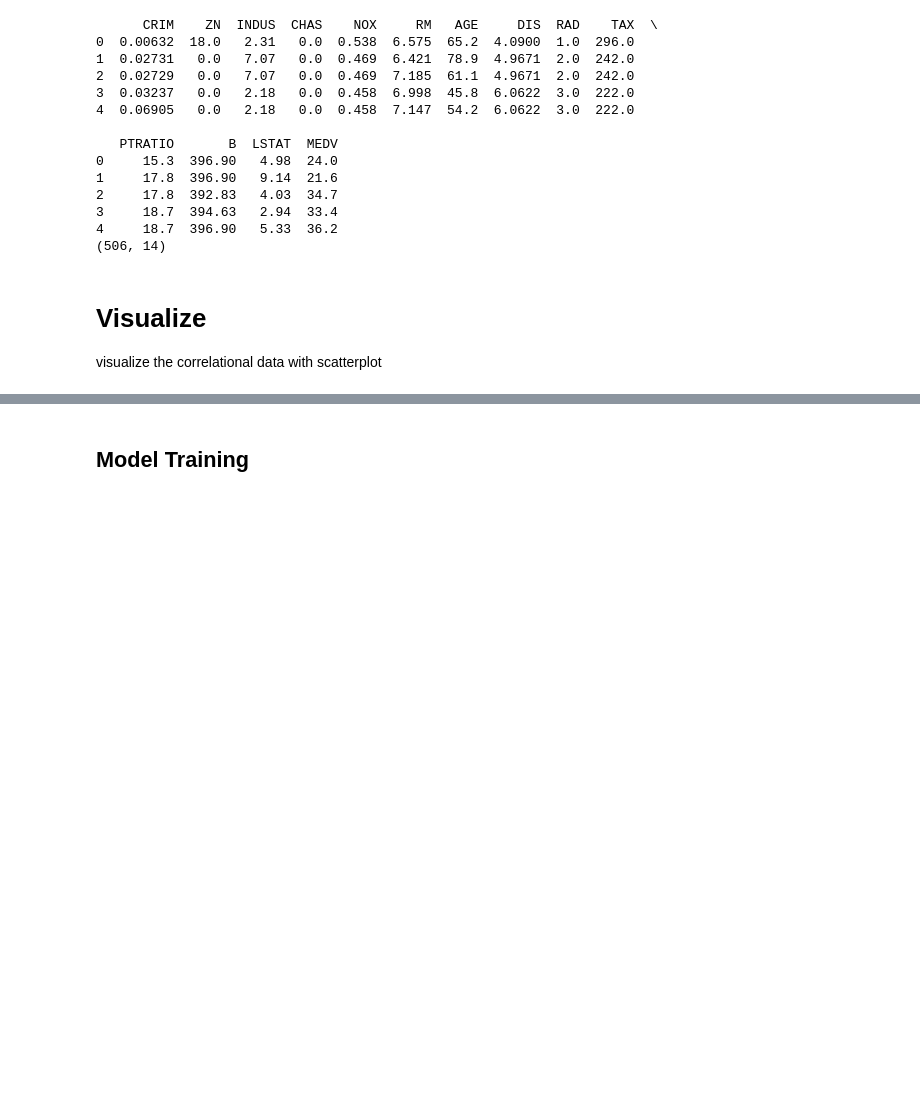
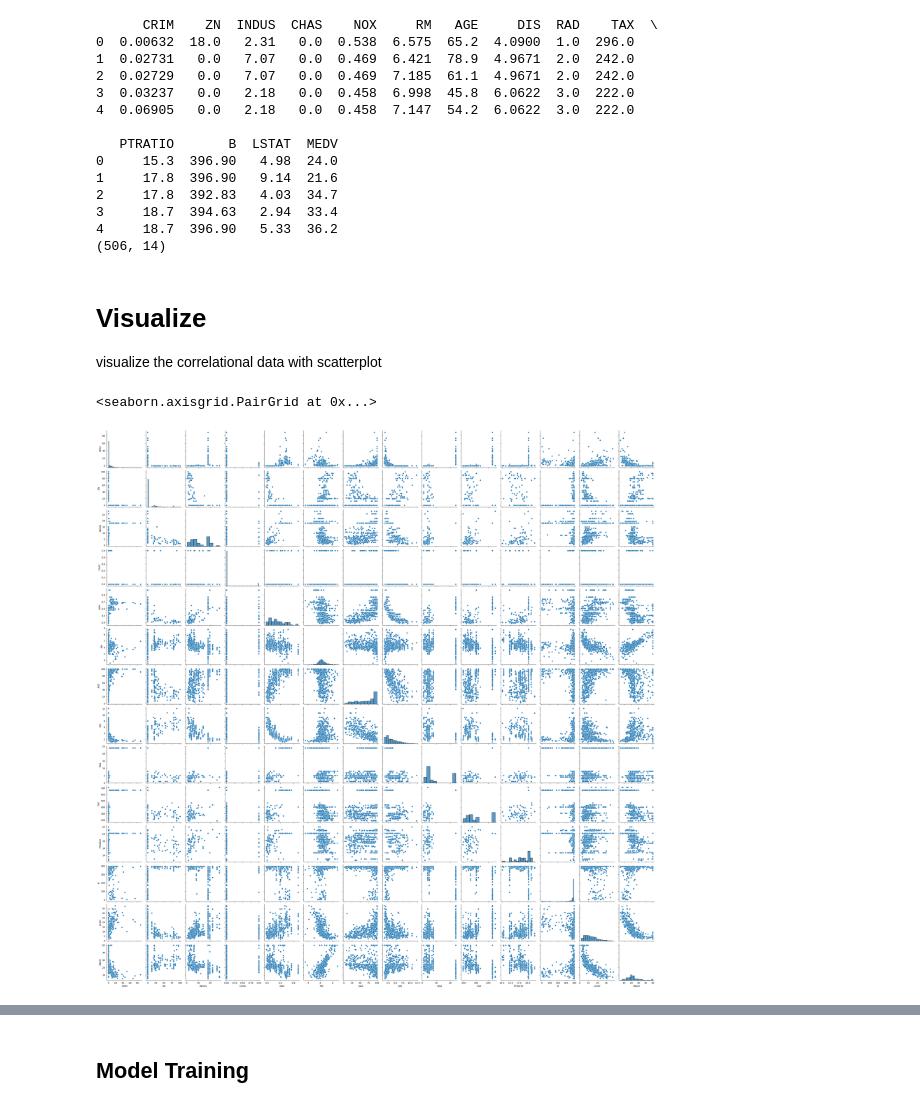
Before and after one commit to NUS-ISS-LC/assignment-4-linear-and-logistic-regression-PB-Tan, a Jupyter notebook: Linear_Reg_workshop1.ipynb, the cells around one changed output, grey strips where cells are left out. Saved outputs shown, nothing was run; the diff lists cells and outputs as text; code cells hidden in the pictures; blank space fills up the shorter version.

```diff
--- a/Linear_Reg_workshop1.ipynb
+++ b/Linear_Reg_workshop1.ipynb
@@ -60,3 +59,9 @@ print(df.shape)
 # Visualize
 
 visualize the correlational data with scatterplot
+# %%
+import seaborn as sns
+sns.pairplot(df)
+# %% [output]
+<seaborn.axisgrid.PairGrid at 0x...>
+[figure, added]
```
Also changed, not shown: parts of 8 cells of this notebook, 1 other file.
